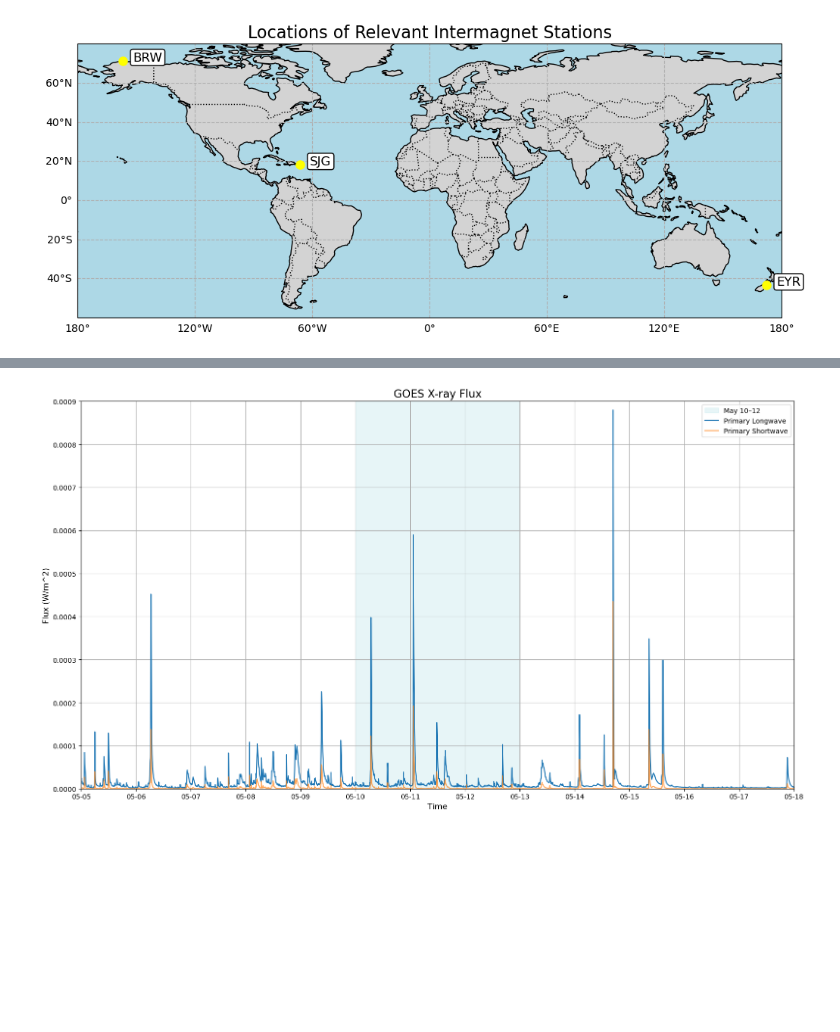
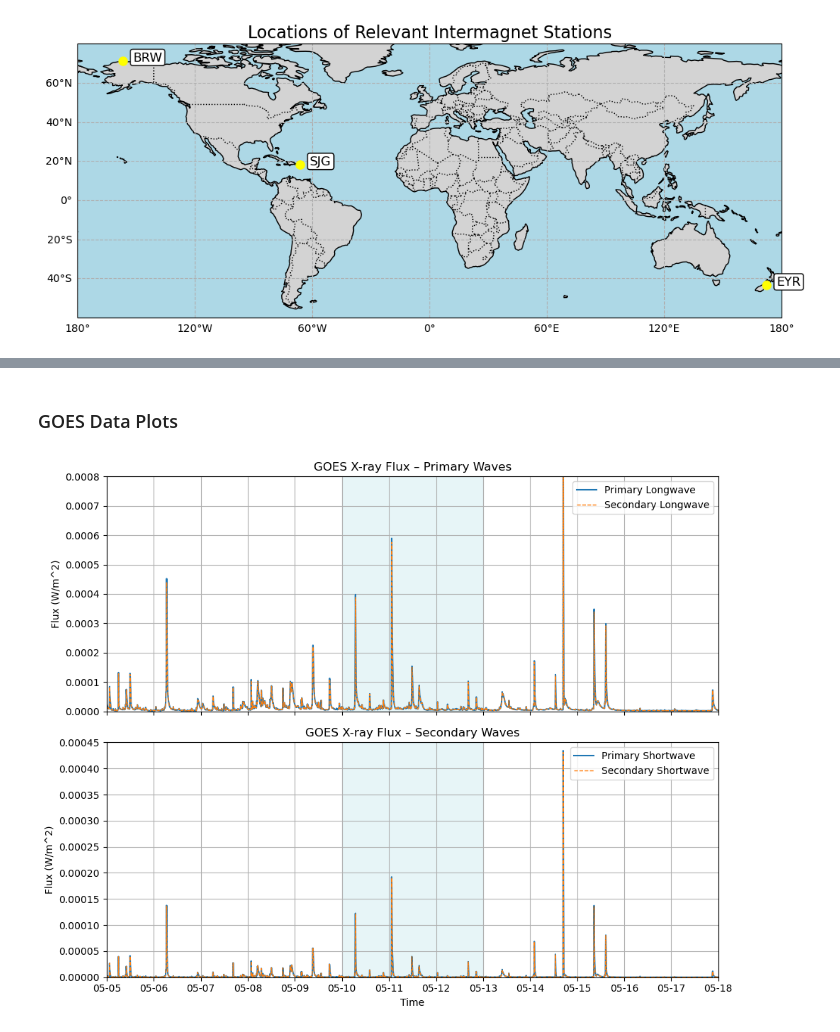
Before and after one commit to lillian-hanson/GPGN498-Gannon-Geomagnetic-Storm-Index-Analysis, a Jupyter notebook: FinalProjectCode.ipynb, the cells around one changed output, grey strips where cells are left out. Cells and saved outputs as stored; diff of their text form; code cells hidden in the pictures; blank space fills up the shorter version.

Commit message:
Update plots and add Dst data

```diff
--- a/FinalProjectCode.ipynb
+++ b/FinalProjectCode.ipynb
@@ -245,37 +188,58 @@ plt.show()
+# %% [markdown]
+### GOES Data Plots
 # %%
 # Load the data
 df1 = pd.read_csv('misc-data/goes-x-ray-flux.csv')
 
 # Clean column names (remove double spaces)
 df1.columns = [col.strip().replace('  ', ' ') for col in df1.columns]
 
 # Convert time column to datetime
 df1['Universal Time'] = pd.to_datetime(df1['Universal Time'])
 
 # Set time as the index
 df1.set_index('Universal Time', inplace=True)
 
-# Set x-axis ticks to daily
-plt.figure(figsize=(16, 9))
-plt.gca().xaxis.set_major_locator(mdates.DayLocator(interval=1))
-plt.gca().xaxis.set_major_formatter(mdates.DateFormatter('%m-%d'))
-
-# Highlight May 10 to May 12
+# Define time window
 start_highlight = pd.to_datetime('2024-05-10')
 end_highlight = pd.to_datetime('2024-05-12 23:59:59')
-plt.axvspan(start_highlight, end_highlight, color='powderblue', alpha=0.3, label='May 10–12')
 
-# Plot Longwave and Shortwave flux
-plt.xlim(datetime(2024, 5, 5), datetime(2024, 5, 18))
-plt.ylim(0, 0.0009)
-plt.plot(df1.index, df1['GOES primary Longwave'], label='Primary Longwave')
-plt.plot(df1.index, df1['GOES primary Shortwave'], label='Primary Shortwave', alpha=0.7)
-plt.title('GOES X-ray Flux', fontsize=16)
-plt.xlabel('Time', fontsize=12)
-plt.ylabel('Flux (W/m^2)', fontsize=12)
-plt.legend()
-plt.grid(True)
+# Set up two vertically stacked subplots
+fig, (ax1, ax2) = plt.subplots(2, 1, figsize=(10, 8), sharex=True)
+
+# Define date limits
+xlim_start = datetime(2024, 5, 5)
+xlim_end = datetime(2024, 5, 18)
+
+# Primary Waves Plot
+ax1.plot(df1.index, df1['GOES primary Longwave'], label='Primary Longwave', linewidth=1.5)
+ax1.plot(df1.index, df1['GOES secondary Longwave'], label='Secondary Longwave', linestyle="--", linewidth=1)
+ax1.axvspan(start_highlight, end_highlight, color='powderblue', alpha=0.3)
+ax1.set_xlim(xlim_start, xlim_end)
+ax1.set_ylim(0, 0.0008)
+ax1.set_ylabel('Flux (W/m^2)')
+ax1.set_title('GOES X-ray Flux – Primary Waves')
+ax1.legend()
+ax1.grid(True)
+
+# Secondary Waves Plot
+ax2.plot(df1.index, df1['GOES primary Shortwave'], label='Primary Shortwave', linewidth=1.5)
+ax2.plot(df1.index, df1['GOES secondary Shortwave'], label='Secondary Shortwave', linestyle="--", linewidth=1)
+ax2.axvspan(start_highlight, end_highlight, color='powderblue', alpha=0.3)
+ax2.set_xlim(xlim_start, xlim_end)
+ax2.set_ylim(0, 0.00045)
+ax2.set_xlabel('Time')
+ax2.set_ylabel('Flux (W/m^2)')
+ax2.set_title('GOES X-ray Flux – Secondary Waves')
+ax2.legend()
+ax2.grid(True)
+
+# Format x-axis as daily ticks
+ax2.xaxis.set_major_locator(mdates.DayLocator(interval=1))
+ax2.xaxis.set_major_formatter(mdates.DateFormatter('%m-%d'))
+
+# Improve layout
 plt.tight_layout()
 plt.show()
 # %% [output]
-[figure, old version]
+[figure, new version]
```
Also changed, not shown: parts of 9 cells of this notebook, 1 other file.
